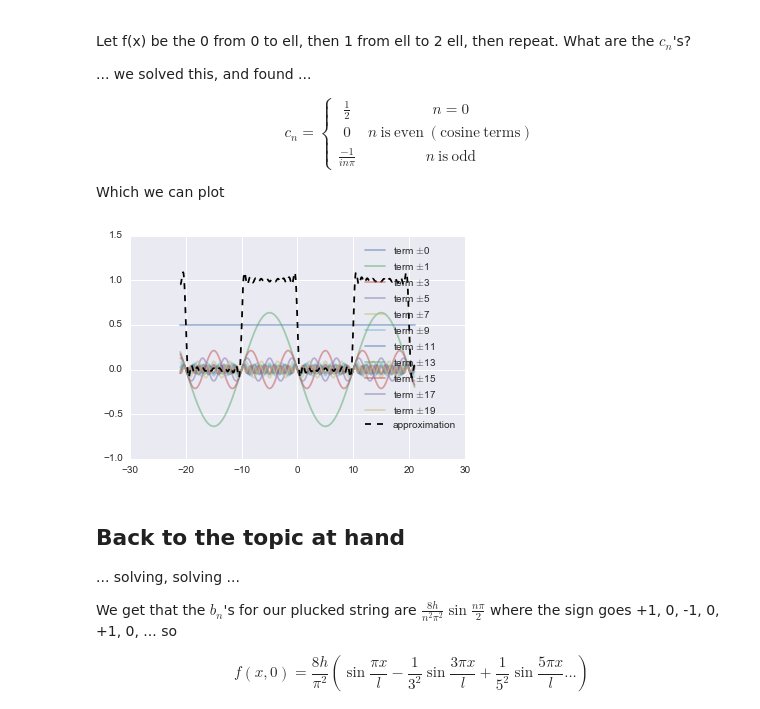
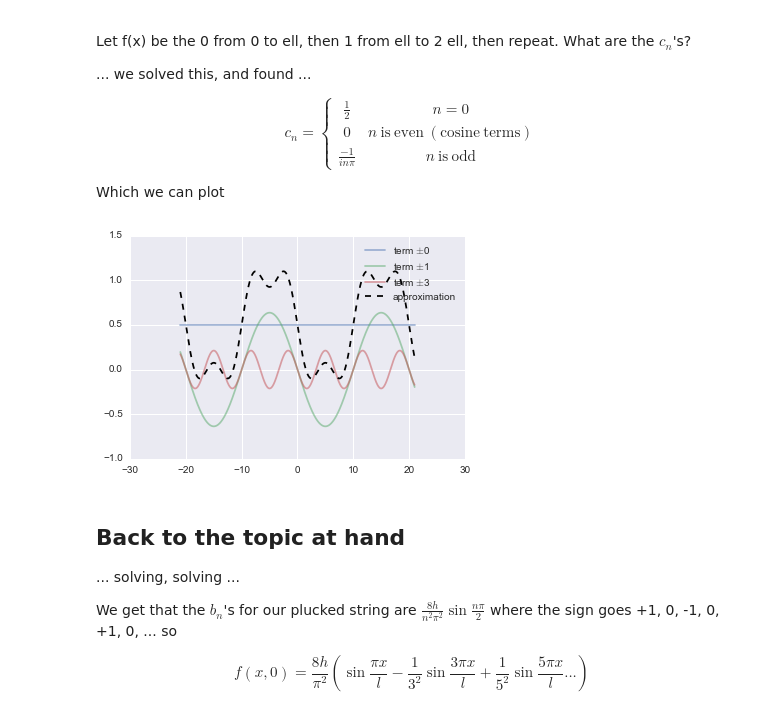
Before and after one commit to mglerner/MathematicalPhysics, a Jupyter notebook: Fourier/Plucked and Hammered String.ipynb, the cells around one changed output. Drawn from its saved outputs; the diff is of its cells as text; code cells hidden in the pictures.

```diff
--- a/Fourier/Plucked and Hammered String.ipynb
+++ b/Fourier/Plucked and Hammered String.ipynb
@@ -65,26 +65,26 @@ $$
 
 Which we can plot
 # %%
-def plot_warmup_terms(N=0):
+def plot_warmup_terms(N=3):
     x = np.linspace(-2.1*ell,2.1*ell,1000)
     fig = plt.figure()
     y = np.zeros_like(x)
     for n in range(0,N+1):
         if n == 0:
             this_term = np.zeros_like(x) + 1/2
         elif n%2 == 0:
             continue
         else:
             pos = (-1)/(1j*n*np.pi) * np.exp(1j * n * np.pi * x / ell)
             neg = (-1)/(1j*(-n)*np.pi) * np.exp(1j * (-n) * np.pi * x / ell)
             this_term = pos + neg
         plt.plot(x,this_term,alpha=0.5,label='term $\pm${n}'.format(n=n))
         y = y + this_term
     plt.plot(x,y,'k--',label='approximation')
     plt.legend()
-interact(plot_warmup_terms,N=(0,20))
+interact(plot_warmup_terms,N=(1,20))
 # %% [output]
-[figure, old version]
+[figure, new version]
 # %% [markdown]
 ## Back to the topic at hand
 
```
Also changed, not shown: parts of 4 cells of this notebook.
